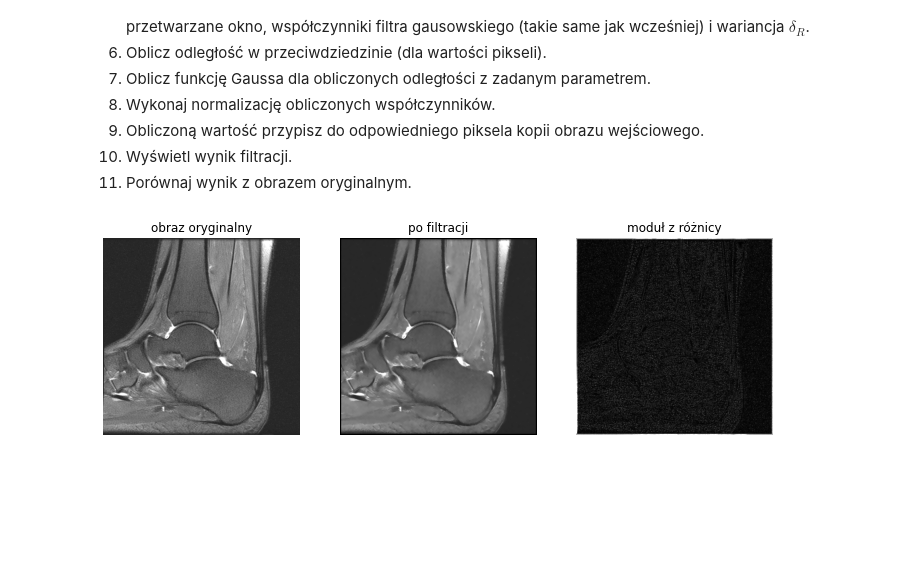
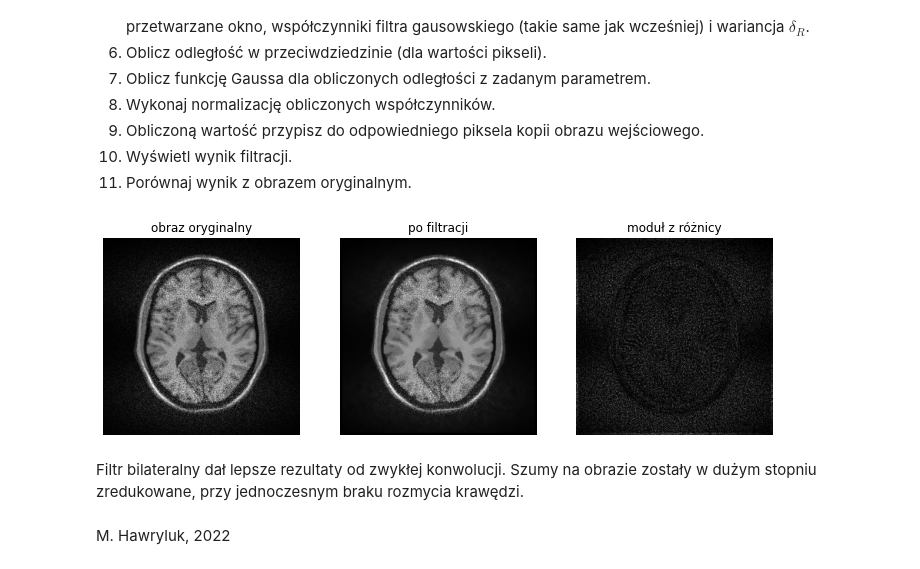
Before and after one commit to mhawryluk/wdcpo, a Jupyter notebook: lab7/07_bilateral.ipynb, the cells around one changed output. Drawn from its saved outputs; the diff is of its cells as text; code cells hidden in the pictures; blank space fills up the shorter version.

```diff
--- a/lab7/07_bilateral.ipynb
+++ b/lab7/07_bilateral.ipynb
@@ -68,7 +68,9 @@ if not os.path.exists("MR_data.mat") :
 # %%
 mat = loadmat("MR_data.mat")
 # %%
-plt.imshow(mat['I_noisy4'])
+image = mat['I_noisy2']
+
+plt.imshow(image)
 plt.axis('off')
 plt.gray()
 plt.show()
@@ -221,7 +209,11 @@ def bilateral(image, window_size, sigma_s, sigma_r):
 
     return new_image
 # %%
-bilateral_filtered = bilateral(mat['I_noisy4'], window_size, sigma_s, sigma_r)
-show_filtered(mat['I_noisy4'], bilateral_filtered)
+bilateral_filtered = bilateral(image, window_size, sigma_s, sigma_r)
+show_filtered(image, bilateral_filtered)
 # %% [output]
-[figure, old version]
+[figure, new version]
+# %% [markdown]
+Filtr bilateralny dał lepsze rezultaty od zwykłej konwolucji. Szumy na obrazie zostały w dużym stopniu zredukowane, przy jednoczesnym braku rozmycia krawędzi.
+# %% [markdown]
+M. Hawryluk, 2022
```
Also changed, not shown: parts of 3 cells of this notebook, 1 other file.
